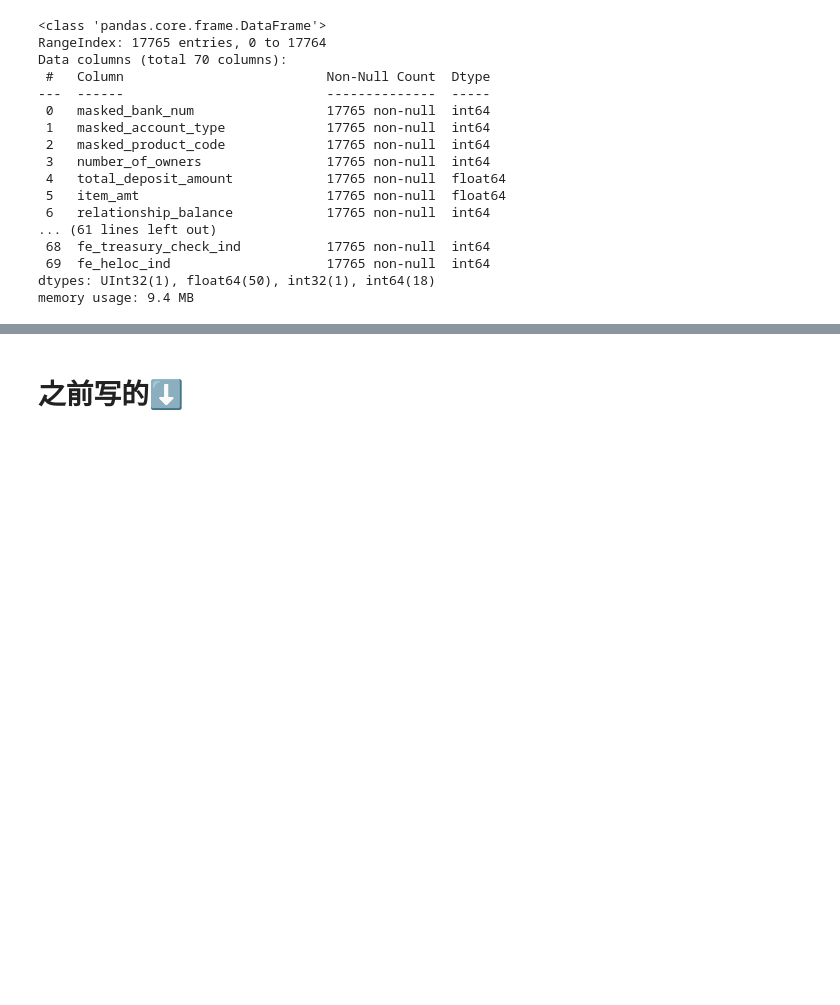
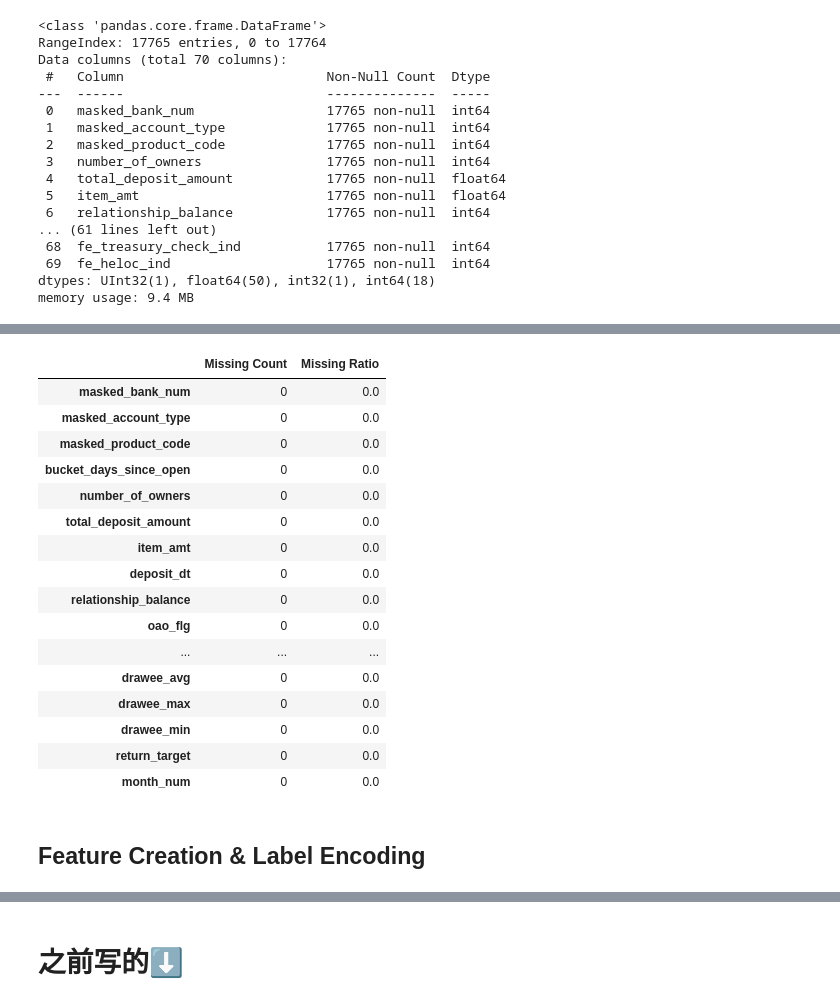
Before and after one commit to YicenYe/Citizens_Project, a Jupyter notebook: feature_engineering_all.ipynb, the cells around one changed output, grey strips where cells are left out. Saved outputs shown, nothing was run; the diff lists cells and outputs as text; code cells hidden in the pictures; blank space fills up the shorter version.

Commit message:
tree model pp

```diff
--- a/feature_engineering_all.ipynb
+++ b/feature_engineering_all.ipynb
@@ -261,0 +350,5 @@ memory usage: 9.4 MB
+# %%
+pd.set_option('display.max_columns', None)
+
+df_tree_without_missing = drop_and_fill_pipeline(df)
+df_tree_without_missing.head()
@@ -261,0 +362,30 @@ memory usage: 9.4 MB
+# %%
+missing_count = df_tree_without_missing.isnull().sum()
+missing_ratio = df_tree_without_missing.isnull().mean()
+
+missing_summary = pd.DataFrame({
+    'Missing Count': missing_count,
+    'Missing Ratio': (missing_ratio * 100).round(2)
+}).sort_values(by='Missing Ratio', ascending=False)
+
+missing_summary
+# %% [output]
+|  | Missing Count | Missing Ratio |
+| masked_bank_num | 0 | 0.0 |
+| masked_account_type | 0 | 0.0 |
+| masked_product_code | 0 | 0.0 |
+| bucket_days_since_open | 0 | 0.0 |
+| number_of_owners | 0 | 0.0 |
+| total_deposit_amount | 0 | 0.0 |
+| item_amt | 0 | 0.0 |
+| deposit_dt | 0 | 0.0 |
+| relationship_balance | 0 | 0.0 |
+| oao_flg | 0 | 0.0 |
+| ... | ... | ... |
+| drawee_avg | 0 | 0.0 |
+| drawee_max | 0 | 0.0 |
+| drawee_min | 0 | 0.0 |
+| return_target | 0 | 0.0 |
+| month_num | 0 | 0.0 |
+# %% [markdown]
+## Feature Creation & Label Encoding
```
Also changed, not shown: parts of 17 cells of this notebook.
